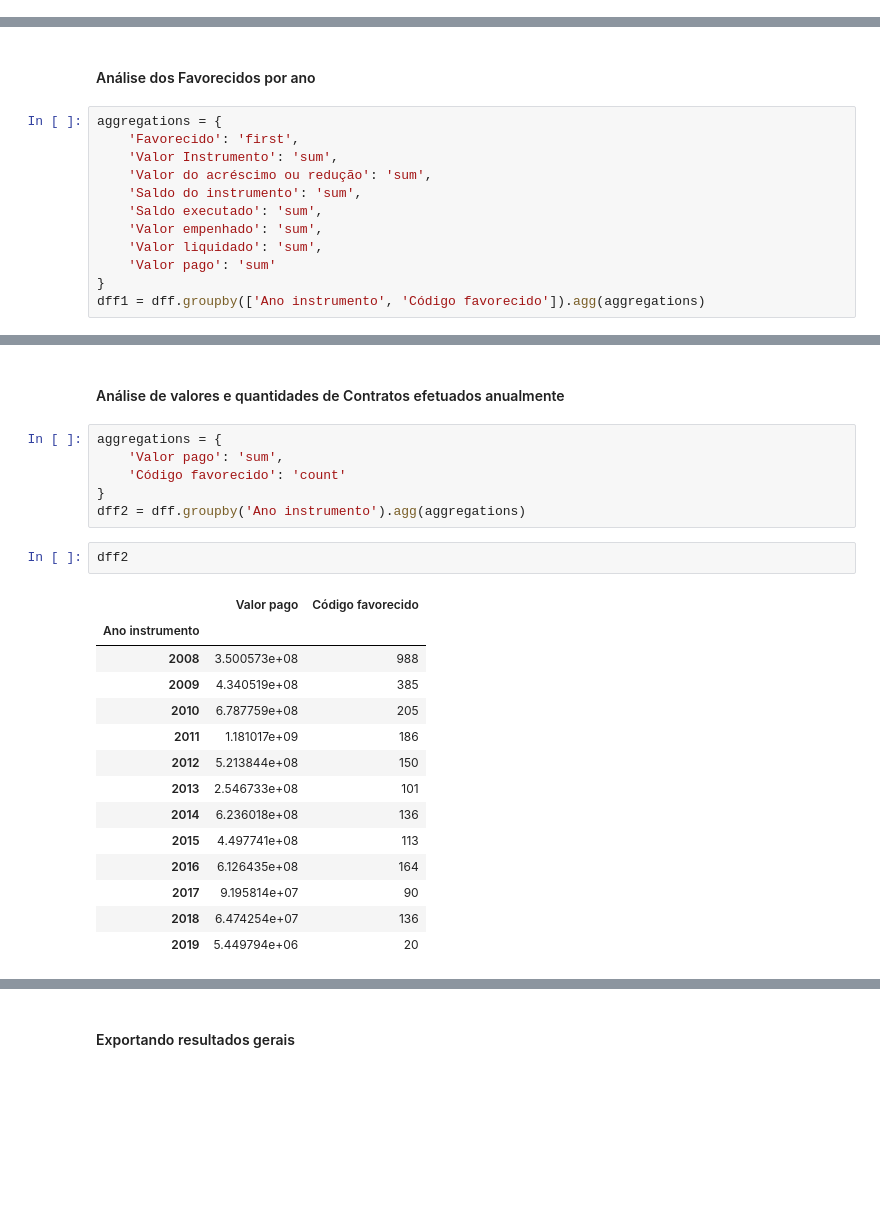
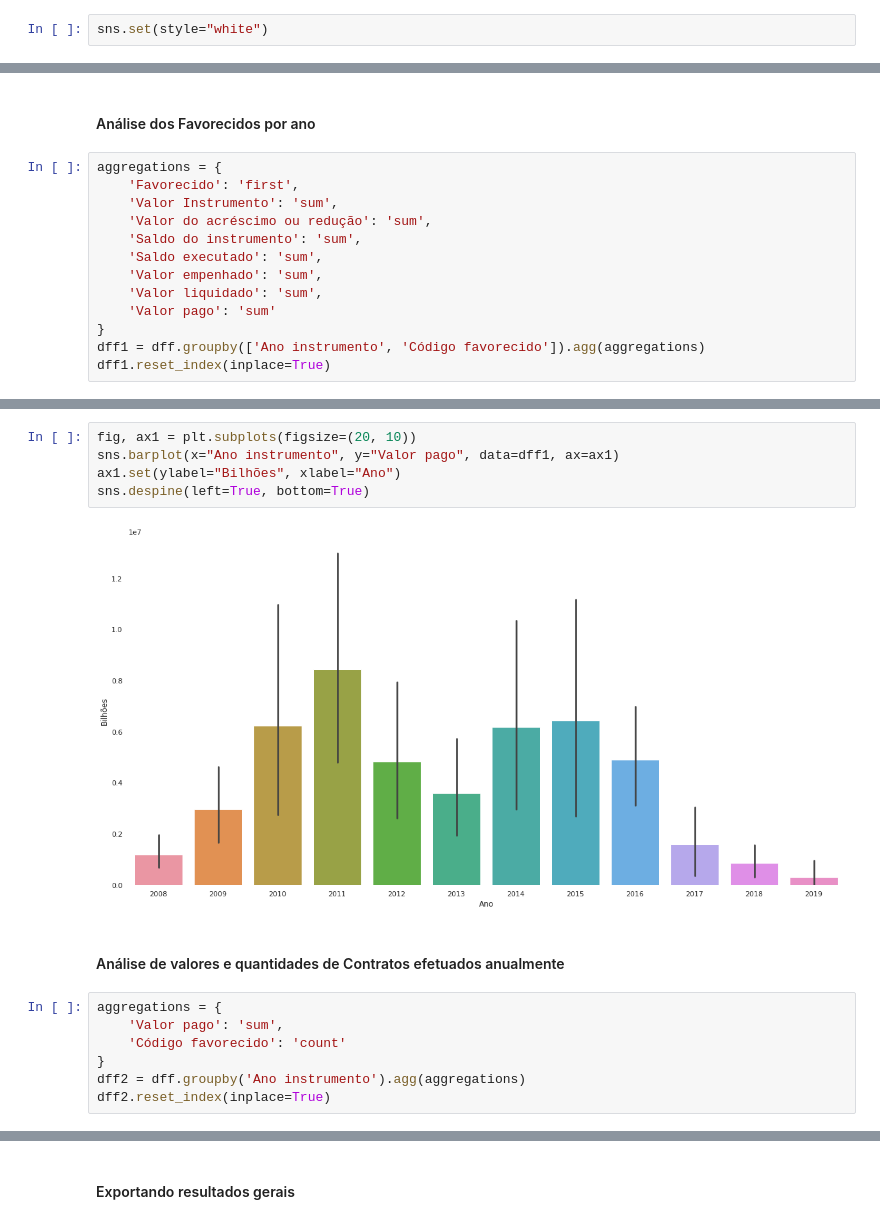
Before and after one commit to jpedrojpedro/icd-20191, a Jupyter notebook: app/carga-arquivos.ipynb, the cells around one changed output, grey strips where cells are left out. Saved outputs shown, nothing was run; the diff lists cells and outputs as text; blank space fills up the shorter version.

```diff
--- a/app/carga-arquivos.ipynb
+++ b/app/carga-arquivos.ipynb
@@ -10,3 +12,5 @@ import pandas as pd
+# %%
+sns.set(style="white")
 # %% [markdown]
 #### Funções auxiliares
 # %%
@@ -63,3 +67,4 @@ aggregations = {
     'Valor pago': 'sum'
 }
 dff1 = dff.groupby(['Ano instrumento', 'Código favorecido']).agg(aggregations)
+dff1.reset_index(inplace=True)
@@ -88,3 +71,10 @@ dff1
+# %%
+fig, ax1 = plt.subplots(figsize=(20, 10))
+sns.barplot(x="Ano instrumento", y="Valor pago", data=dff1, ax=ax1)
+ax1.set(ylabel="Bilhões", xlabel="Ano")
+sns.despine(left=True, bottom=True)
+# %% [output]
+[figure, added]
 # %% [markdown]
 #### Análise de valores e quantidades de Contratos efetuados anualmente
 # %%
@@ -93,20 +83,4 @@ aggregations = {
     'Código favorecido': 'count'
 }
 dff2 = dff.groupby('Ano instrumento').agg(aggregations)
+dff2.reset_index(inplace=True)
-# %%
-dff2
-# %% [output]
-|  | Valor pago | Código favorecido |
-| Ano instrumento |  |  |
-| 2008 | 3.500573e+08 | 988 |
-| 2009 | 4.340519e+08 | 385 |
-| 2010 | 6.787759e+08 | 205 |
-| 2011 | 1.181017e+09 | 186 |
-| 2012 | 5.213844e+08 | 150 |
-| 2013 | 2.546733e+08 | 101 |
-| 2014 | 6.236018e+08 | 136 |
-| 2015 | 4.497741e+08 | 113 |
-| 2016 | 6.126435e+08 | 164 |
-| 2017 | 9.195814e+07 | 90 |
-| 2018 | 6.474254e+07 | 136 |
-| 2019 | 5.449794e+06 | 20 |
```
Also changed, not shown: parts of 11 cells of this notebook.
